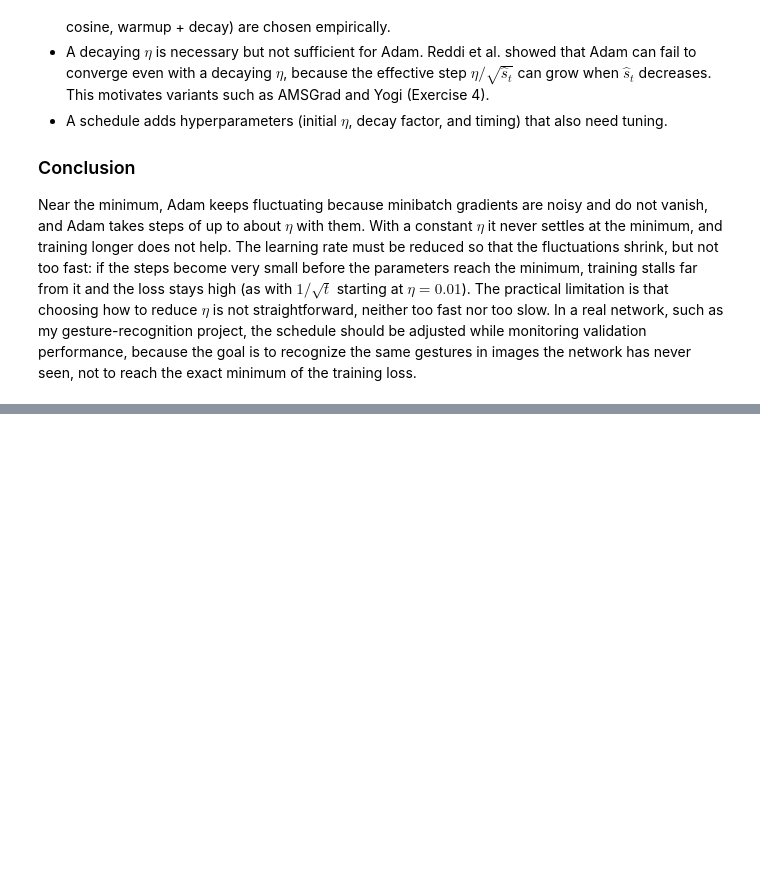
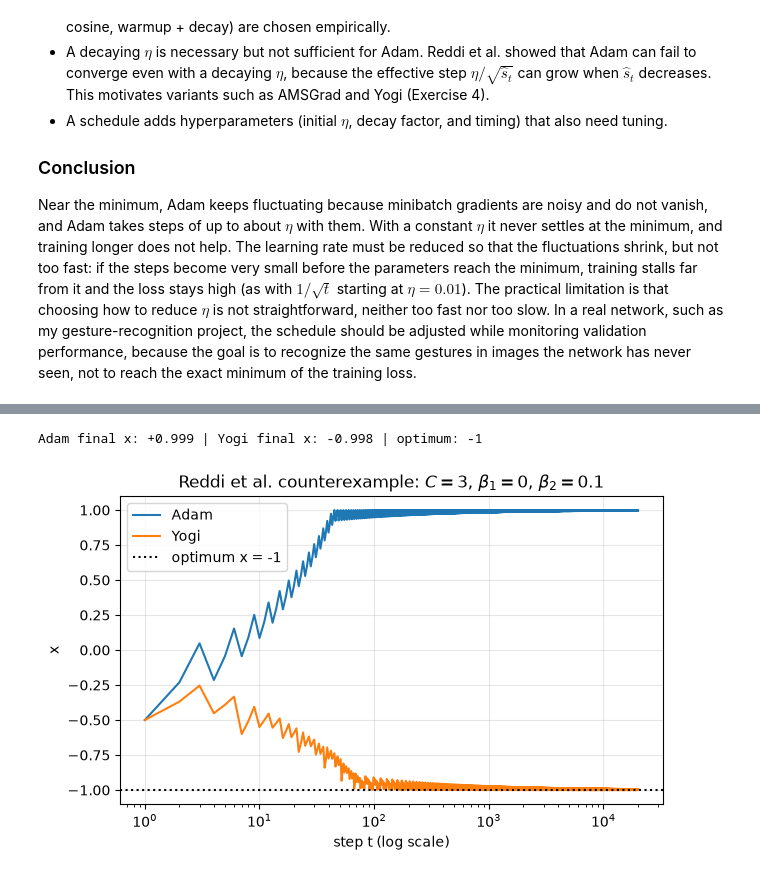
Before and after one commit to dmerchan01/ICOM6015-Notebook, a Jupyter notebook: adam-adaptive-moment-estimation/adam_exercises.ipynb, the cells around one changed output, grey strips where cells are left out. Drawn from its saved outputs; the diff is of its cells as text; code cells hidden in the pictures; blank space fills up the shorter version.

Commit message:
Exercise 4: Adam vs Yogi on Reddi et al.'s counterexample

```diff
--- a/adam-adaptive-moment-estimation/adam_exercises.ipynb
+++ b/adam-adaptive-moment-estimation/adam_exercises.ipynb
@@ -561,0 +618,21 @@ In a real network, such as my gesture-recognition project, the schedule should b
+# %%
+# main case: C = 3, beta1 = 0, beta2 = 0.1 (Reddi et al.'s setting, beta2 = 1 / (1 + C^2))
+hp4 = {"beta1": 0.0, "beta2": 0.1}
+xs_adam = run_online(adam, cyclic(3), **hp4)
+xs_yogi = run_online(yogi, cyclic(3), **hp4)
+print(f"Adam final x: {xs_adam[-1]:+.3f} | Yogi final x: {xs_yogi[-1]:+.3f} | optimum: -1")
+
+fig, ax = plt.subplots(figsize=(7, 4))
+steps4 = np.arange(1, len(xs_adam) + 1)
+ax.plot(steps4, xs_adam, label="Adam")
+ax.plot(steps4, xs_yogi, label="Yogi")
+ax.axhline(-1, color="k", ls=":", label="optimum x = -1")
+ax.set_xscale("log")
+ax.set_xlabel("step t (log scale)"); ax.set_ylabel("x")
+ax.set_title(r"Reddi et al. counterexample: $C = 3$, $\beta_1 = 0$, $\beta_2 = 0.1$")
+ax.legend(); ax.grid(alpha=0.3)
+fig.savefig(FIG_DIR / "ex4_trajectories.png", dpi=150, bbox_inches="tight")
+plt.show()
+# %% [output]
+Adam final x: +0.999 | Yogi final x: -0.998 | optimum: -1
+[figure, added]
```
Also changed, not shown: parts of 7 cells of this notebook, 1 other file.
